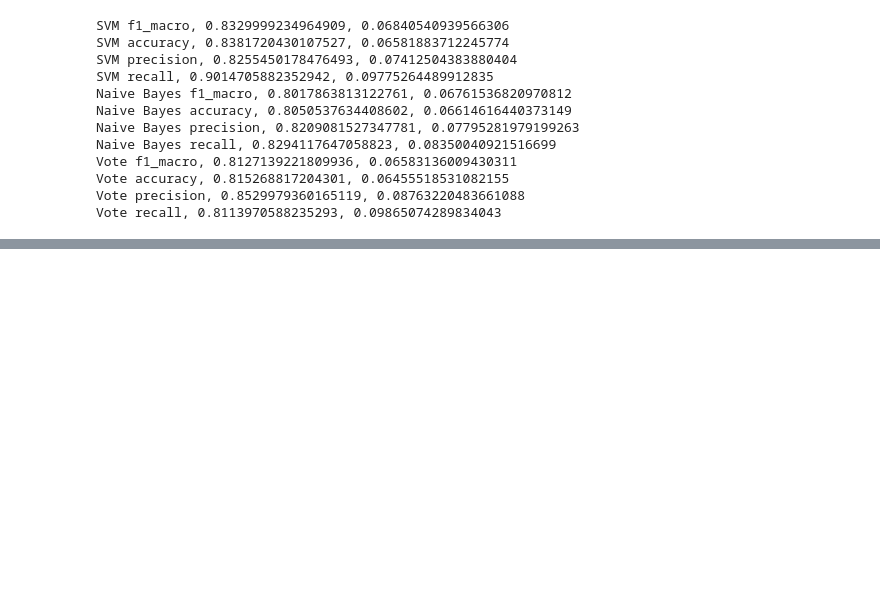
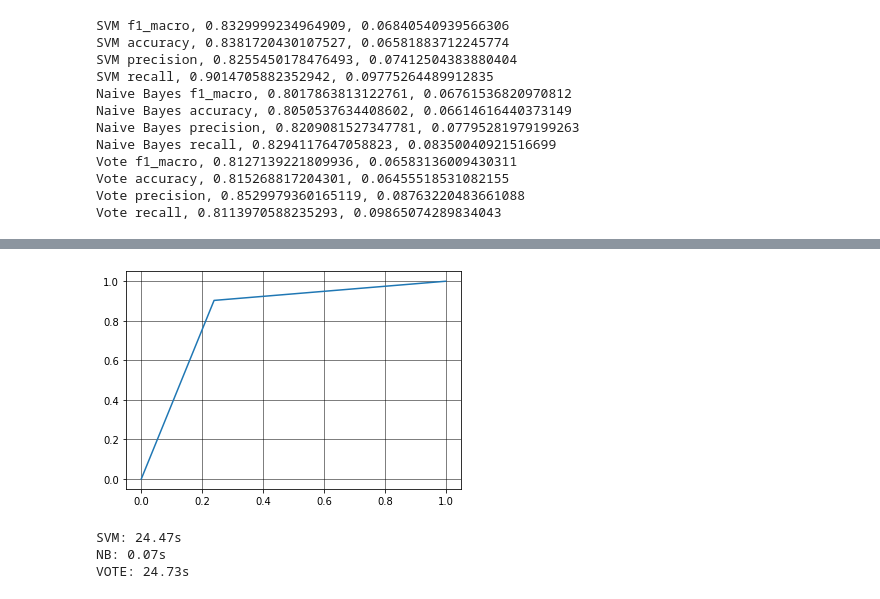
Before and after one commit to marcellapantarotto/CE_projeto, a Jupyter notebook: main.ipynb, the cells around one changed output, grey strips where cells are left out. Cells and saved outputs as stored; diff of their text form; code cells hidden in the pictures; blank space fills up the shorter version.

```diff
--- a/main.ipynb
+++ b/main.ipynb
@@ -127,0 +130,29 @@ confusion_matrix(y, y_pred)
+# %%
+from sklearn.metrics import roc_curve, auc
+y_pred = cross_val_predict(svm, x, y, cv=10)
+roc_curve(y, y_pred)
+fpr, tpr, trh = roc_curve(y, y_pred)
+
+plt.plot(fpr, tpr, label="AUC = " + str(auc(fpr, tpr)))
+plt.grid(color='black', linestyle='-', linewidth=0.5)
+plt.show()
+# %% [output]
+[figure, added]
+# %%
+import time
+
+start_time = time.time()
+cross_val_predict(svm, x, y, cv=10)
+print(f'SVM: {time.time() - start_time:.2f}s')
+
+start_time = time.time()
+cross_val_predict(nb, x, y, cv=10)
+print(f'NB: {time.time() - start_time:.2f}s')
+
+start_time = time.time()
+cross_val_predict(vote, x, y, cv=10)
+print(f'VOTE: {time.time() - start_time:.2f}s')
+# %% [output]
+SVM: 24.47s
+NB: 0.07s
+VOTE: 24.73s
```
Also changed, not shown: parts of 6 cells of this notebook.
